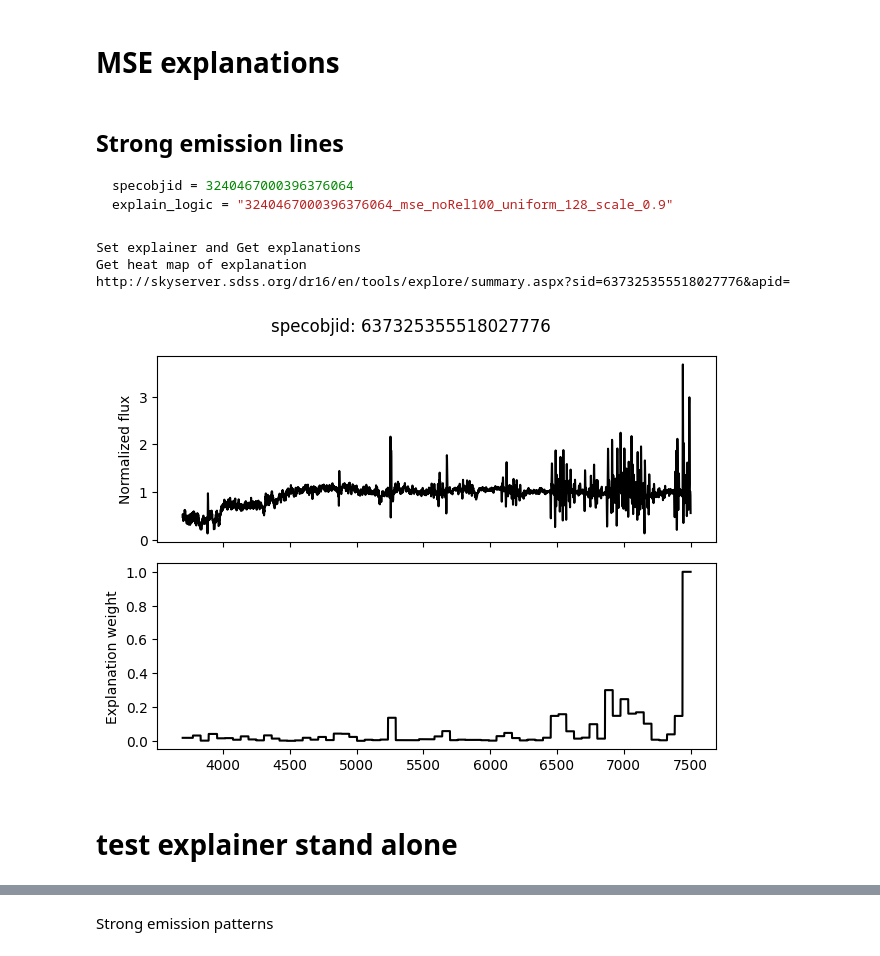
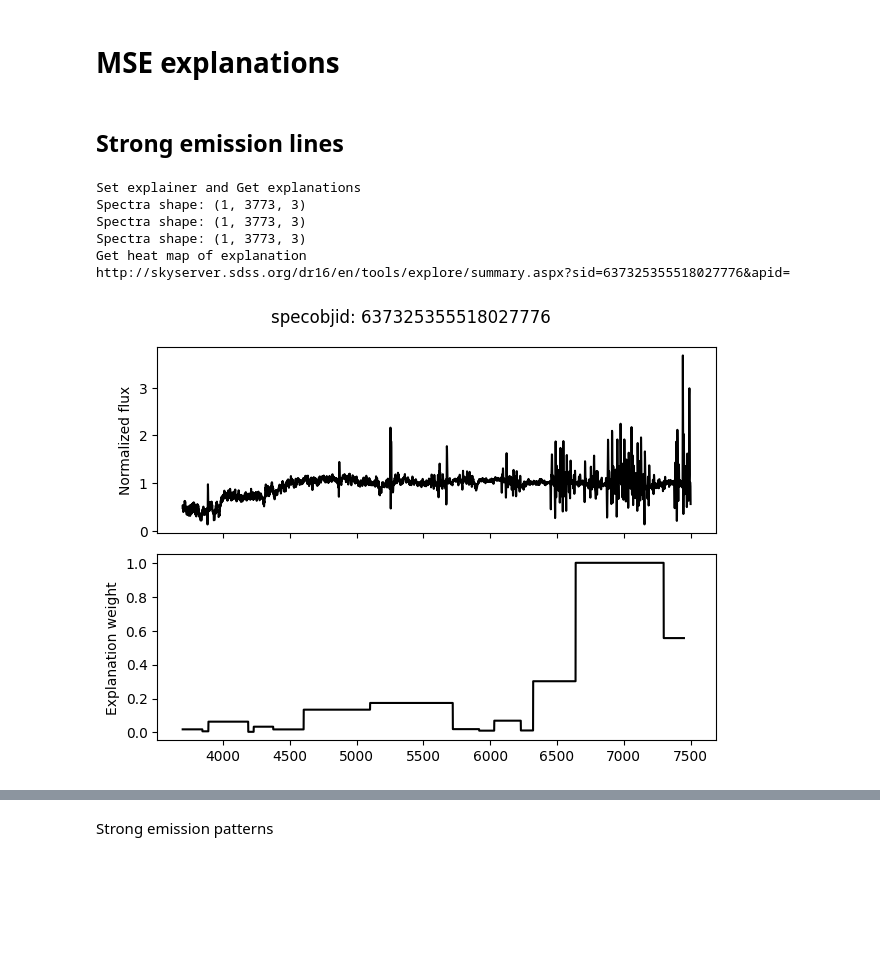
Before and after one commit to ed-ortizm/xai-astronomy, a Jupyter notebook: paper/results/02_explanations_representative_anomalies.ipynb, the cells around one changed output, grey strips where cells are left out. Cells and saved outputs as stored; diff of their text form; code cells hidden in the pictures; blank space fills up the shorter version.

Commit message:
feature: debug kmeans segmentation algorithm

````diff
--- a/paper/results/02_explanations_representative_anomalies.ipynb
+++ b/paper/results/02_explanations_representative_anomalies.ipynb
@@ -104,3 +104,15 @@ ae_model = AutoEncoder(
 )
 # %% [markdown]
 # MSE explanations
+# %%
+strong_emission_lines = {
+    'specobjid': 637325355518027776,
+    'metric': 'mse_noRel100',
+    'explanation': 'uniform_64_scale_0.9',
+}
+
+noisy = {
+    'specobjid': 3240467000396376064,
+    'metric': 'mse_noRel100',
+    'explanation': 'uniform_128_scale_0.9',
+}
@@ -107,9 +126,5 @@ ae_model = AutoEncoder(
 # %% [markdown]
 ## Strong emission lines
-```python
-specobjid = 3240467000396376064
-explain_logic = "3240467000396376064_mse_noRel100_uniform_128_scale_0.9"
-```
 # %%
 # config file
 score_config = {
@@ -123,7 +138,7 @@ score_config = {
 }
 
 lime_config = {
-    "segmentation": "uniform",
+    "segmentation": "kmeans",
     "number_segments": 64,
     "number_samples": 5000,
     "batch_size": 100,
@@ -132,12 +147,12 @@ lime_config = {
     "number_features": 1000,
 }
 
-# Load data frame with anomalies
-anomaly_from_score = score_name(score_config)
-anomalies_df = pd.read_csv(
-    f"{data_dir}/{bin_id}/{anomaly_from_score}/top_anomalies.csv.gz",
-    index_col="specobjid",
-)
+# # Load data frame with anomalies
+# anomaly_from_score = score_name(score_config)
+# anomalies_df = pd.read_csv(
+#     f"{data_dir}/{bin_id}/{anomaly_from_score}/top_anomalies.csv.gz",
+#     index_col="specobjid",
+# )
 
 fudge_config = {
     # same, same_shape, flat, with_mean, gaussians, scale
@@ -155,41 +170,51 @@ fudge_config = {
     "sigma": 0,
 }
 
-specobjid = 637325355518027776
+# specobjid = 637325355518027776
 # specobjid = 3240467000396376064
+specobjid = strong_emission_lines["specobjid"]
+
 idx_spectrum = specobjid_to_idx(specobjid, idx_id)
 spectrum = spectra[idx_spectrum]
+# print(idx_spectrum)
+# from astroExplain.spectra.segment import SpectraSegmentation
+# segment_fn = SpectraSegmentation()
+# tata = segment_fn.kmeans(
+#     spectra=spectrum,
+# )
+# print(f"tata.shape: {tata.shape}")
 (
     explanation,
     ret_exp_score,
     ret_exp_local_pred
 ) = explain_reconstruction_score(
     wave=wave, spectrum=spectrum,
     score_config=score_config,
     lime_config=lime_config,
     fudge_config=fudge_config,
     model=ae_model
 )
 
 fig, axs = interpret(
     wave, explanation=explanation, positive=0, negative=0, figsize=None
 )
 print(meta.get_sky_server_url(specobjid))
 
 fig.suptitle(f"specobjid: {specobjid}")
 fig.tight_layout()
 
 # # save_to = "/home/edgar/explain-me-why/sections/figures/explanations"
 # # FileDirectory.check_directory(save_to, exit_program=False)
 # explanation_str = explanation_name(lime_config, fudge_config)
 # print(explanation_str)
 # # fig.savefig(
 # #     f"{save_to}/{specobjid}_{anomaly_from_score}_{explanation_Str}.pdf"
 # # )
 # %% [output]
 Set explainer and Get explanations
+Spectra shape: (1, 3773, 3)
+Spectra shape: (1, 3773, 3)
+Spectra shape: (1, 3773, 3)
 Get heat map of explanation
 http://skyserver.sdss.org/dr16/en/tools/explore/summary.aspx?sid=637325355518027776&apid=
-[figure, old version]
+[figure, new version]
-# %% [markdown]
-# test explainer stand alone
````
Also changed, not shown: parts of 3 cells of this notebook, 1 other file.
